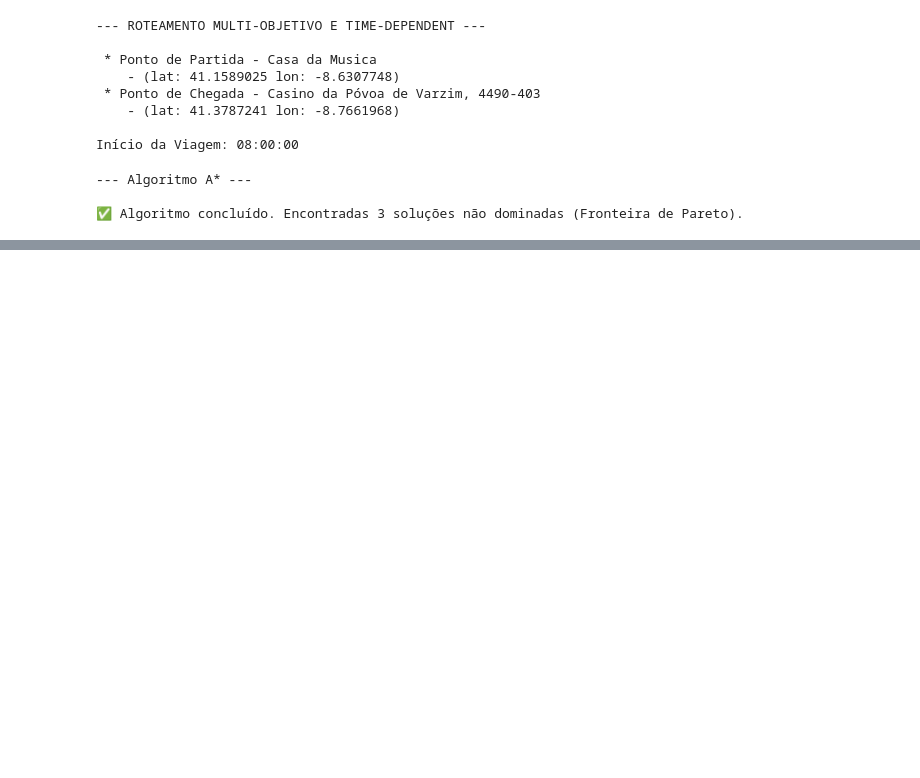
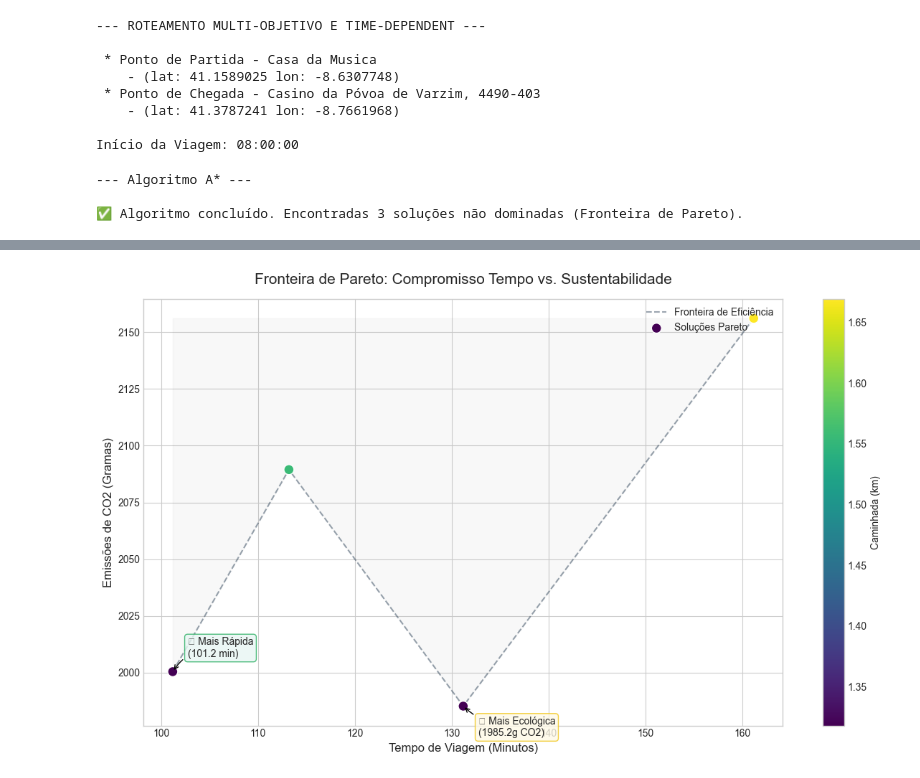
Before and after one commit to MIA-CDFR/CIN_GRUPO6, a Jupyter notebook: code/notebook/route-optimization-optimized.ipynb, the cells around one changed output, grey strips where cells are left out. Drawn from its saved outputs; the diff is of its cells as text; code cells hidden in the pictures; blank space fills up the shorter version.

```diff
--- a/code/notebook/route-optimization-optimized.ipynb
+++ b/code/notebook/route-optimization-optimized.ipynb
@@ -94,0 +149,4 @@ print(f"\n✅ Algoritmo concluído. Encontradas {len(aco_pareto_solutions)} solu
+# %%
+plot_pareto(aco_pareto_solutions)
+# %% [output]
+[figure, added]
```
Also changed, not shown: parts of 24 cells of this notebook, 2 other files.
